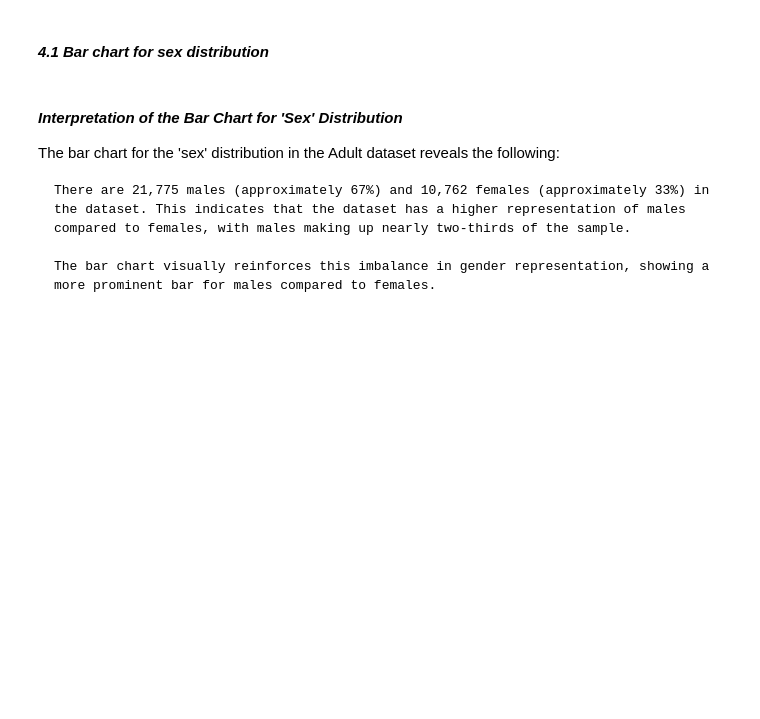
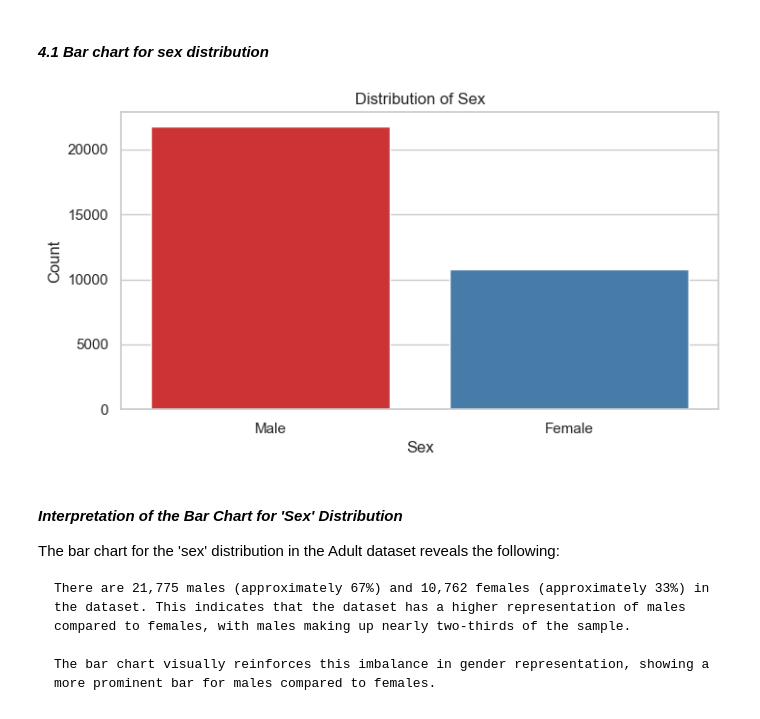
Before and after one commit to ibtj21/PRODIGY_DS_01, a Jupyter notebook: Task01.ipynb, the cells around one changed output. Drawn from its saved outputs; the diff is of its cells as text; code cells hidden in the pictures; blank space fills up the shorter version.

Commit message:
graphs added

```diff
--- a/Task01.ipynb
+++ b/Task01.ipynb
@@ -116,6 +119,29 @@ ___
 ### 4,Visualization : Distribution of categorical and continous variables
 # %% [markdown]
 #### _4.1 Bar chart for sex distribution_
+# %%
+# Ignore all warnings
+warnings.filterwarnings("ignore")
+
+# Create the count plot using Seaborn
+plt.figure(figsize=(8, 4))  # Optional: Set the figure size
+
+# Create a count plot for 'sex' distribution
+sns.countplot(
+    data=df_subset,  # Your DataFrame
+    x='sex',  # The column to plot
+    palette='Set1'  # Use a Seaborn color palette (similar to Plotly's Set1)
+)
+
+# Set the labels and title
+plt.title('Distribution of Sex')
+plt.xlabel('Sex')
+plt.ylabel('Count')
+
+# Show the plot
+plt.show()
+# %% [output]
+[figure, added]
 # %%
 # Create a new column with the count of each 'sex' category
 df_sex_counts = df_subset['sex'].value_counts().reset_index()
```
Also changed, not shown: parts of 6 cells of this notebook.
